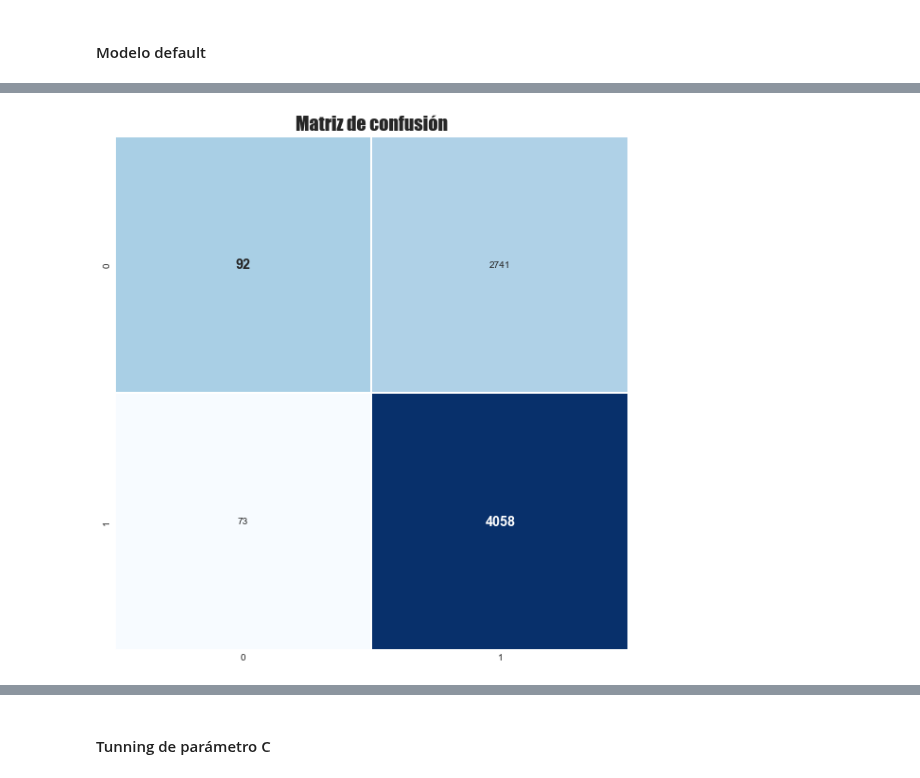
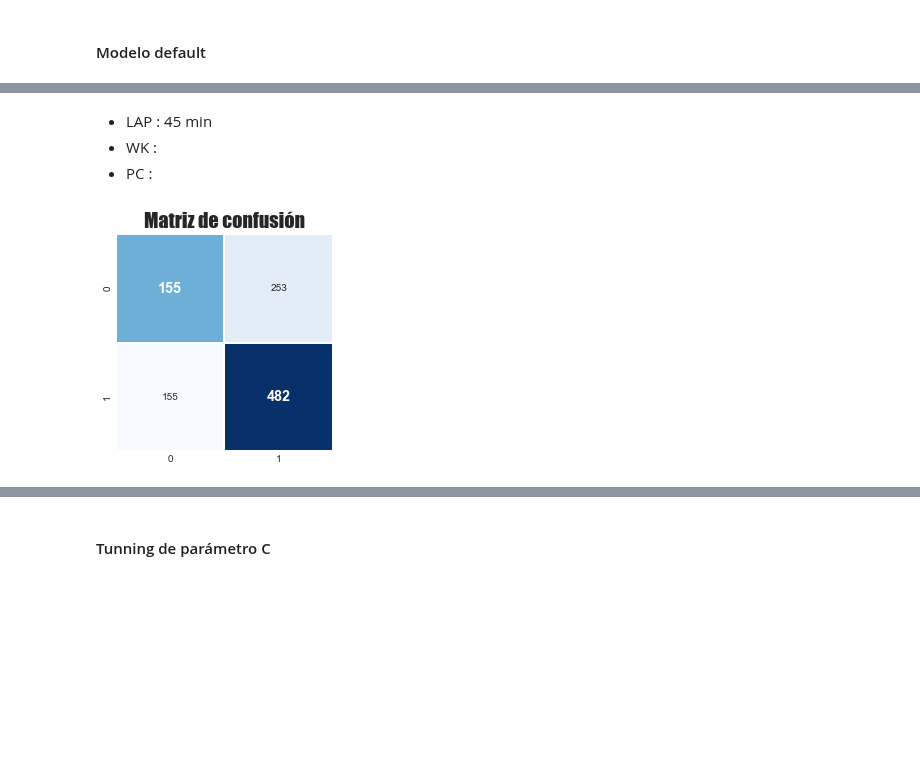
Before and after one commit to jesus-valencia97/Diplomado-en-ciencia-de-datos, a Jupyter notebook: Proyecto/Modulo 5/M2/M5 - Modulo 2.ipynb, the cells around one changed output, grey strips where cells are left out. Drawn from its saved outputs; the diff is of its cells as text; code cells hidden in the pictures; blank space fills up the shorter version.

```diff
--- a/Proyecto/Modulo 5/M2/M5 - Modulo 2.ipynb
+++ b/Proyecto/Modulo 5/M2/M5 - Modulo 2.ipynb
@@ -153,4 +144,5 @@ Buena     9264
 Name: Rating, dtype: int64
 # %%
 # revtitles = revtitles.groupby('Rating').apply(lambda x: x.sample(min(x.shape[0],15000),random_state=12345)).reset_index(drop=True)
+revtitles = revtitles.groupby('Rating').apply(lambda x: x.sample(frac=0.15,random_state=12345)).reset_index(drop=True)
 # %%
@@ -165,8 +161,8 @@ Name: Rating, dtype: int64
 #### Limpieza para TF-IDF
 # %%
 engstopwords = StringUtils.stopwords.words('english')
-customsw  = ['one','film','movie','man','two','story']
-engstopwords = engstopwords + customsw
+# customsw  = ['one','film','movie','man','two','story']
+# engstopwords = engstopwords + customsw
 # %%
 str_var = 'overview'
 revtitles[str_var +'_clean']=StringUtils.clean_re(revtitles[str_var])
@@ -378,6 +367,9 @@ Score en test: 0.6635554279149913
+# %% [markdown]
+- LAP : 45 min
+- WK :
+- PC :
 # %%
-plt.figure(figsize=(10,10))
 SupervisedUtils.plot_cf(SupervisedUtils.confusion_matrix(y_test,y_LogModel))
 # %% [output]
-[figure, old version]
+[figure, new version]
 # %%
```
Also changed, not shown: parts of 27 cells of this notebook.
